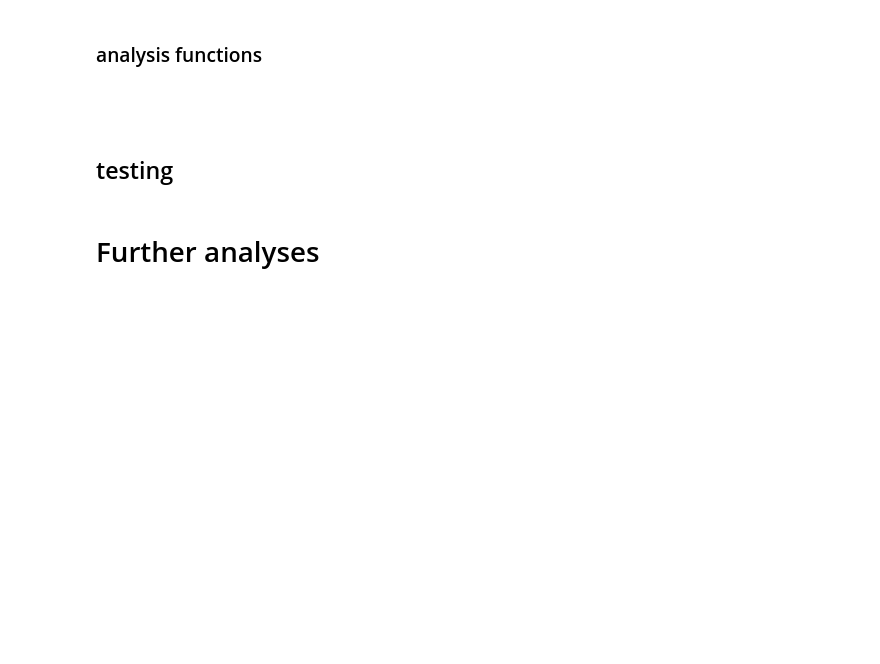
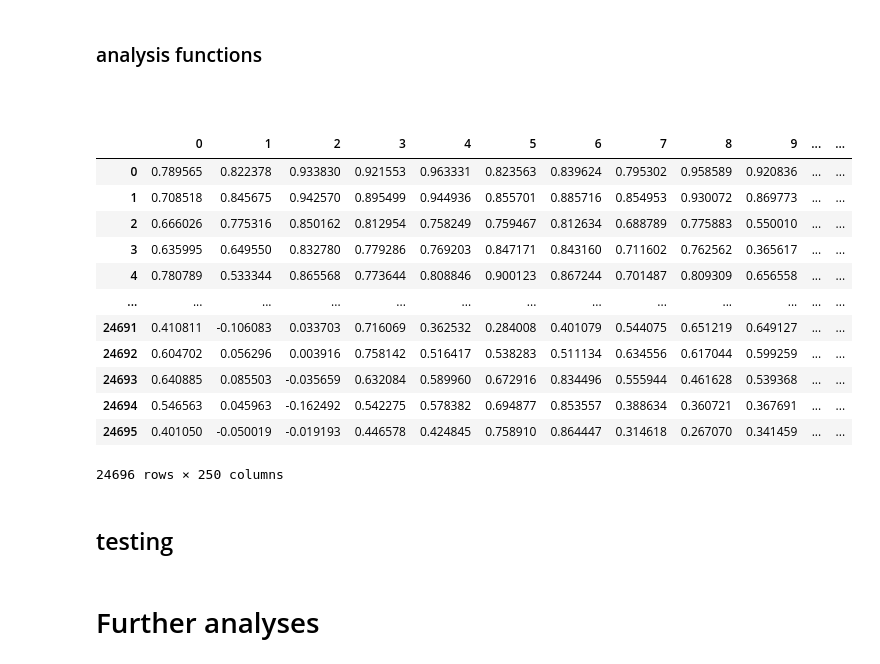
Before and after one commit to toniklenk/analysis-taskonomy, a Jupyter notebook: scripts/spatialintegration.ipynb, the cells around one changed output. Saved outputs shown, nothing was run; the diff lists cells and outputs as text; code cells hidden in the pictures; blank space fills up the shorter version.

```diff
--- a/scripts/spatialintegration.ipynb
+++ b/scripts/spatialintegration.ipynb
@@ -170,6 +170,30 @@ for mo in MODEL_NAMES:
             mo + ".csv",
         )
     )
+# %%
+_study = "short presentation"
+_scale = "scale4"
+mo = "normal"
+
+pd.read_csv(
+    os.path.join(
+        PATH_RESULTS, "spatial integration", _scale, _study + " subsetdata", mo + ".csv"
+    ),
+)
+# %% [output]
+|  | 0 | 1 | 2 | 3 | 4 | 5 | 6 | 7 | 8 | 9 | ... | ... |
+| 0 | 0.789565 | 0.822378 | 0.933830 | 0.921553 | 0.963331 | 0.823563 | 0.839624 | 0.795302 | 0.958589 | 0.920836 | ... | ... |
+| 1 | 0.708518 | 0.845675 | 0.942570 | 0.895499 | 0.944936 | 0.855701 | 0.885716 | 0.854953 | 0.930072 | 0.869773 | ... | ... |
+| 2 | 0.666026 | 0.775316 | 0.850162 | 0.812954 | 0.758249 | 0.759467 | 0.812634 | 0.688789 | 0.775883 | 0.550010 | ... | ... |
+| 3 | 0.635995 | 0.649550 | 0.832780 | 0.779286 | 0.769203 | 0.847171 | 0.843160 | 0.711602 | 0.762562 | 0.365617 | ... | ... |
+| 4 | 0.780789 | 0.533344 | 0.865568 | 0.773644 | 0.808846 | 0.900123 | 0.867244 | 0.701487 | 0.809309 | 0.656558 | ... | ... |
+| ... | ... | ... | ... | ... | ... | ... | ... | ... | ... | ... | ... | ... |
+| 24691 | 0.410811 | -0.106083 | 0.033703 | 0.716069 | 0.362532 | 0.284008 | 0.401079 | 0.544075 | 0.651219 | 0.649127 | ... | ... |
+| 24692 | 0.604702 | 0.056296 | 0.003916 | 0.758142 | 0.516417 | 0.538283 | 0.511134 | 0.634556 | 0.617044 | 0.599259 | ... | ... |
+| 24693 | 0.640885 | 0.085503 | -0.035659 | 0.632084 | 0.589960 | 0.672916 | 0.834496 | 0.555944 | 0.461628 | 0.539368 | ... | ... |
+| 24694 | 0.546563 | 0.045963 | -0.162492 | 0.542275 | 0.578382 | 0.694877 | 0.853557 | 0.388634 | 0.360721 | 0.367691 | ... | ... |
+| 24695 | 0.401050 | -0.050019 | -0.019193 | 0.446578 | 0.424845 | 0.758910 | 0.864447 | 0.314618 | 0.267070 | 0.341459 | ... | ... |
+24696 rows × 250 columns
 # %%
 # calculate RMDs from subsetdata
 
```
Also changed, not shown: parts of 2 cells of this notebook, 21 other files.
